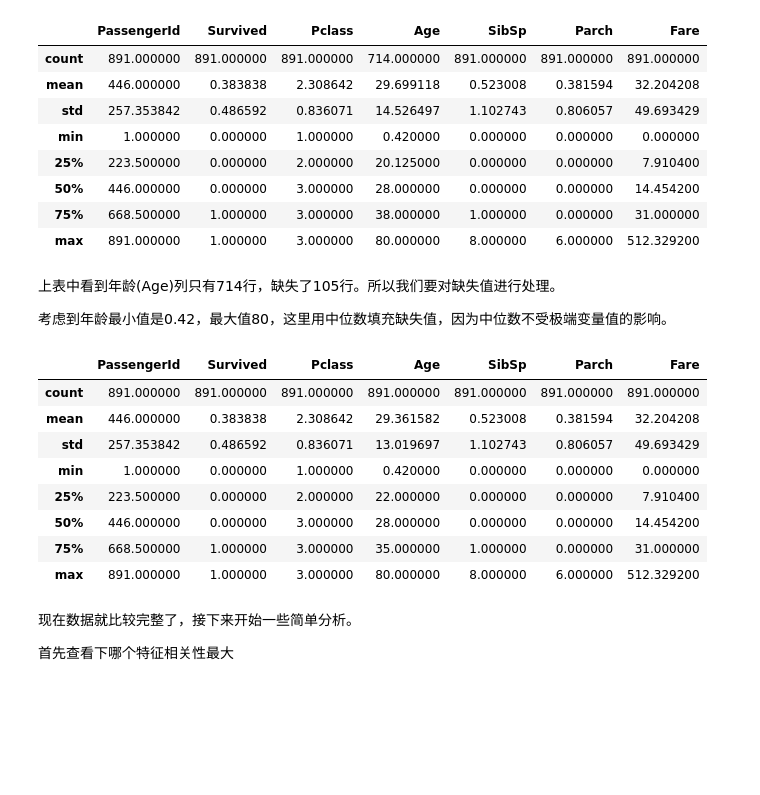
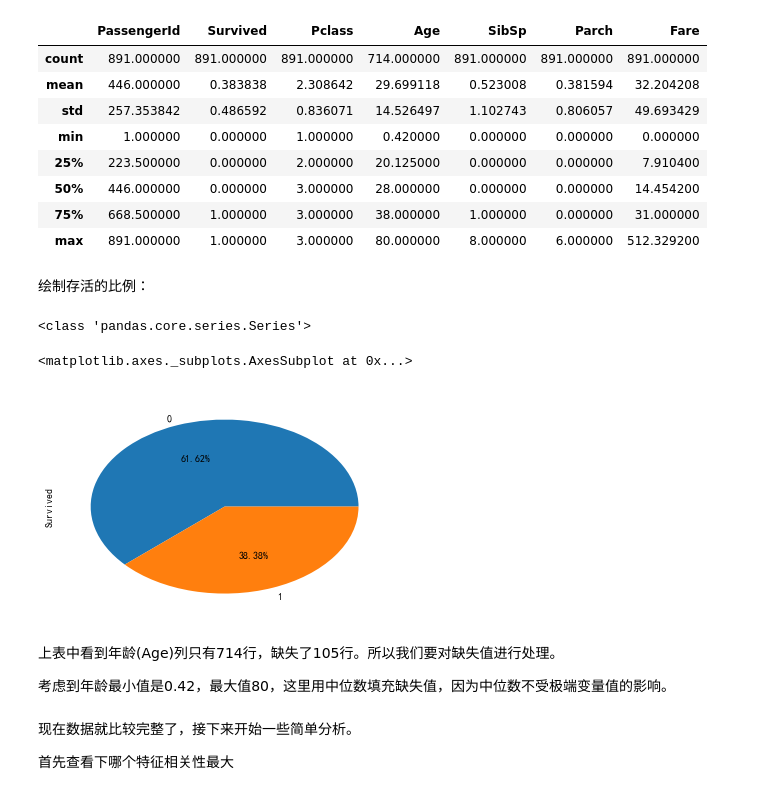
Before and after one commit to daviad/-, a Jupyter notebook: demo/titanic/simple.ipynb, the cells around one changed output. Cells and saved outputs as stored; diff of their text form; code cells hidden in the pictures; blank space fills up the shorter version.

```diff
--- a/demo/titanic/simple.ipynb
+++ b/demo/titanic/simple.ipynb
@@ -78,27 +98,23 @@ data.describe()
 | 50% | 446.000000 | 0.000000 | 3.000000 | 28.000000 | 0.000000 | 0.000000 | 14.454200 |
 | 75% | 668.500000 | 1.000000 | 3.000000 | 38.000000 | 1.000000 | 0.000000 | 31.000000 |
 | max | 891.000000 | 1.000000 | 3.000000 | 80.000000 | 8.000000 | 6.000000 | 512.329200 |
+# %% [markdown]
+绘制存活的比例：
+# %%
+print(type(train_data['Survived'].value_counts()))
+train_data['Survived'].value_counts().plot.pie(autopct = '%1.2f%%')
+# %% [output]
+<class 'pandas.core.series.Series'>
+<matplotlib.axes._subplots.AxesSubplot at 0x...>
+[figure, added]
 # %% [markdown]
 上表中看到年龄(Age)列只有714行，缺失了105行。所以我们要对缺失值进行处理。
 
 考虑到年龄最小值是0.42，最大值80，这里用中位数填充缺失值，因为中位数不受极端变量值的影响。
 # %%
 # 年龄缺失值处理
-data['Age']=data['Age'].fillna( data['Age'].median())     # 用中位数填充
+train_data['Age']=train_data['Age'].fillna( train_data['Age'].median())     # 用中位数填充
 # data['Age']=data['Age'].fillna( data['Age'].meann())    # 用平均数填充
-
-# 再次查看数据完整性
-data.describe()
-# %% [output]
-|  | PassengerId | Survived | Pclass | Age | SibSp | Parch | Fare |
-| count | 891.000000 | 891.000000 | 891.000000 | 891.000000 | 891.000000 | 891.000000 | 891.000000 |
-| mean | 446.000000 | 0.383838 | 2.308642 | 29.361582 | 0.523008 | 0.381594 | 32.204208 |
-| std | 257.353842 | 0.486592 | 0.836071 | 13.019697 | 1.102743 | 0.806057 | 49.693429 |
-| min | 1.000000 | 0.000000 | 1.000000 | 0.420000 | 0.000000 | 0.000000 | 0.000000 |
-| 25% | 223.500000 | 0.000000 | 2.000000 | 22.000000 | 0.000000 | 0.000000 | 7.910400 |
-| 50% | 446.000000 | 0.000000 | 3.000000 | 28.000000 | 0.000000 | 0.000000 | 14.454200 |
-| 75% | 668.500000 | 1.000000 | 3.000000 | 35.000000 | 1.000000 | 0.000000 | 31.000000 |
-| max | 891.000000 | 1.000000 | 3.000000 | 80.000000 | 8.000000 | 6.000000 | 512.329200 |
 # %% [markdown]
 现在数据就比较完整了，接下来开始一些简单分析。
 
```
Also changed, not shown: parts of 17 cells of this notebook, 3 other files.
